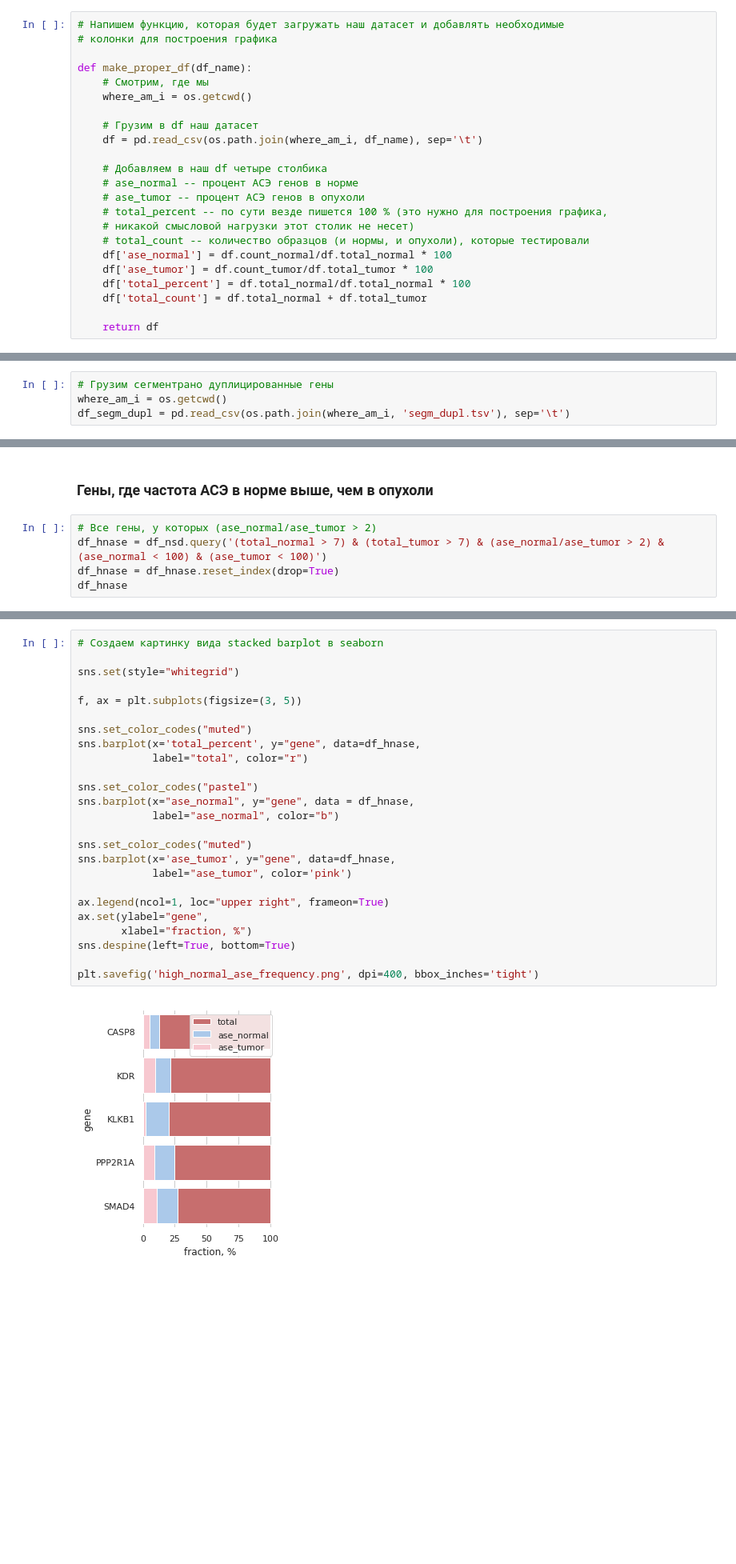
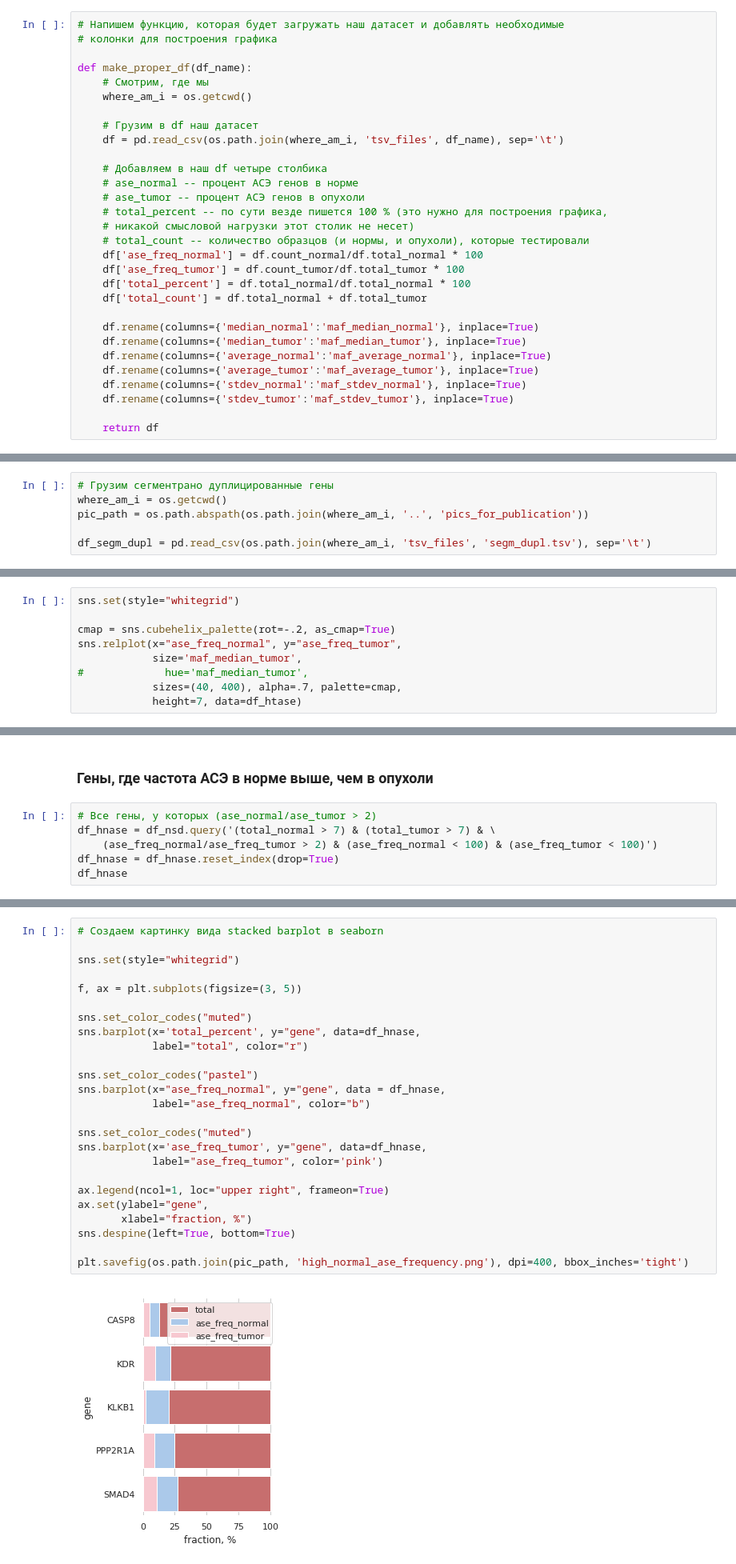
Before and after one commit to emir-radkevich/paper_ase, a Jupyter notebook: scripts_for_publication/pics_ase.ipynb, the cells around one changed output, grey strips where cells are left out. Shown at 80% size. Saved outputs shown, nothing was run; the diff lists cells and outputs as text; blank space fills up the shorter version.

```diff
--- a/scripts_for_publication/pics_ase.ipynb
+++ b/scripts_for_publication/pics_ase.ipynb
@@ -20,7 +20,7 @@ def make_proper_df(df_name):
     where_am_i = os.getcwd()
 
     # Грузим в df наш датасет
-    df = pd.read_csv(os.path.join(where_am_i, df_name), sep='\t')
+    df = pd.read_csv(os.path.join(where_am_i, 'tsv_files', df_name), sep='\t')
 
     # Добавляем в наш df четыре столбика
     # ase_normal -- процент АСЭ генов в норме
@@ -28,11 +28,18 @@ def make_proper_df(df_name):
     # total_percent -- по сути везде пишется 100 % (это нужно для построения графика,
     # никакой смысловой нагрузки этот столик не несет)
     # total_count -- количество образцов (и нормы, и опухоли), которые тестировали
-    df['ase_normal'] = df.count_normal/df.total_normal * 100
-    df['ase_tumor'] = df.count_tumor/df.total_tumor * 100
+    df['ase_freq_normal'] = df.count_normal/df.total_normal * 100
+    df['ase_freq_tumor'] = df.count_tumor/df.total_tumor * 100
     df['total_percent'] = df.total_normal/df.total_normal * 100
     df['total_count'] = df.total_normal + df.total_tumor
 
+    df.rename(columns={'median_normal':'maf_median_normal'}, inplace=True)
+    df.rename(columns={'median_tumor':'maf_median_tumor'}, inplace=True)
+    df.rename(columns={'average_normal':'maf_average_normal'}, inplace=True)
+    df.rename(columns={'average_tumor':'maf_average_tumor'}, inplace=True)
+    df.rename(columns={'stdev_normal':'maf_stdev_normal'}, inplace=True)
+    df.rename(columns={'stdev_tumor':'maf_stdev_tumor'}, inplace=True)
+
     return df
 # %%
 pd.set_option('display.max_rows', 10)
@@ -57,7 +64,9 @@ df
 # %%
 # Грузим сегментрано дуплицированные гены
 where_am_i = os.getcwd()
-df_segm_dupl = pd.read_csv(os.path.join(where_am_i, 'segm_dupl.tsv'), sep='\t')
+pic_path = os.path.abspath(os.path.join(where_am_i, '..', 'pics_for_publication'))
+
+df_segm_dupl = pd.read_csv(os.path.join(where_am_i, 'tsv_files', 'segm_dupl.tsv'), sep='\t')
 # %%
 # Тут перечислены все гены, которые не являются супер дуплицированными
 df_nsd = df.query("gene not in @df_segm_dupl.gene")
@@ -164,0 +227,9 @@ plt.savefig('high_tumor_ase_frequency.png', dpi=400, bbox_inches='tight')
+# %%
+sns.set(style="whitegrid")
+
+cmap = sns.cubehelix_palette(rot=-.2, as_cmap=True)
+sns.relplot(x="ase_freq_normal", y="ase_freq_tumor",
+            size='maf_median_tumor',
+#             hue='maf_median_tumor',
+            sizes=(40, 400), alpha=.7, palette=cmap,
+            height=7, data=df_htase)
@@ -166,7 +240,8 @@ plt.savefig('high_tumor_ase_frequency.png', dpi=400, bbox_inches='tight')
 ### Гены, где частота АСЭ в норме выше, чем в опухоли
 # %%
 # Все гены, у которых (ase_normal/ase_tumor > 2)
-df_hnase = df_nsd.query('(total_normal > 7) & (total_tumor > 7) & (ase_normal/ase_tumor > 2) & (ase_normal < 100) & (ase_tumor < 100)')
+df_hnase = df_nsd.query('(total_normal > 7) & (total_tumor > 7) & \
+    (ase_freq_normal/ase_freq_tumor > 2) & (ase_freq_normal < 100) & (ase_freq_tumor < 100)')
 df_hnase = df_hnase.reset_index(drop=True)
 df_hnase
 # %% [output]
@@ -179,27 +254,27 @@ df_hnase
 # %%
 # Создаем картинку вида stacked barplot в seaborn
 
 sns.set(style="whitegrid")
 
 f, ax = plt.subplots(figsize=(3, 5))
 
 sns.set_color_codes("muted")
 sns.barplot(x='total_percent', y="gene", data=df_hnase,
             label="total", color="r")
 
 sns.set_color_codes("pastel")
-sns.barplot(x="ase_normal", y="gene", data = df_hnase,
-            label="ase_normal", color="b")
+sns.barplot(x="ase_freq_normal", y="gene", data = df_hnase,
+            label="ase_freq_normal", color="b")
 
 sns.set_color_codes("muted")
-sns.barplot(x='ase_tumor', y="gene", data=df_hnase,
-            label="ase_tumor", color='pink')
+sns.barplot(x='ase_freq_tumor', y="gene", data=df_hnase,
+            label="ase_freq_tumor", color='pink')
 
 ax.legend(ncol=1, loc="upper right", frameon=True)
 ax.set(ylabel="gene",
        xlabel="fraction, %")
 sns.despine(left=True, bottom=True)
 
-plt.savefig('high_normal_ase_frequency.png', dpi=400, bbox_inches='tight')
+plt.savefig(os.path.join(pic_path, 'high_normal_ase_frequency.png'), dpi=400, bbox_inches='tight')
 # %% [output]
-[figure, old version]
+[figure, new version]
```
Also changed, not shown: parts of 14 cells of this notebook.
